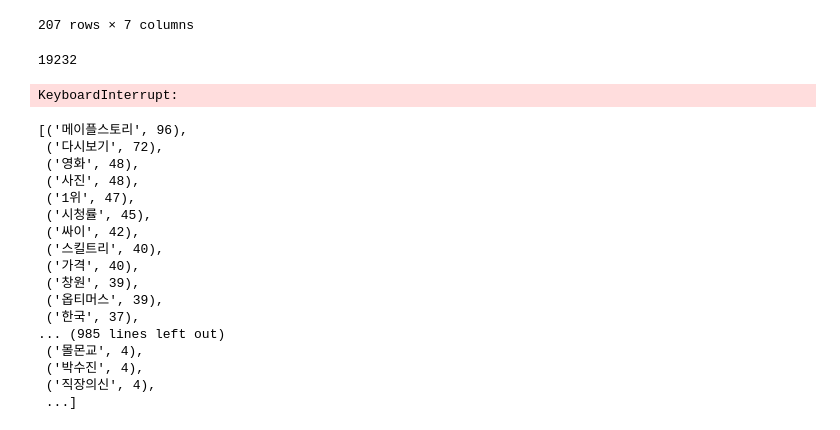
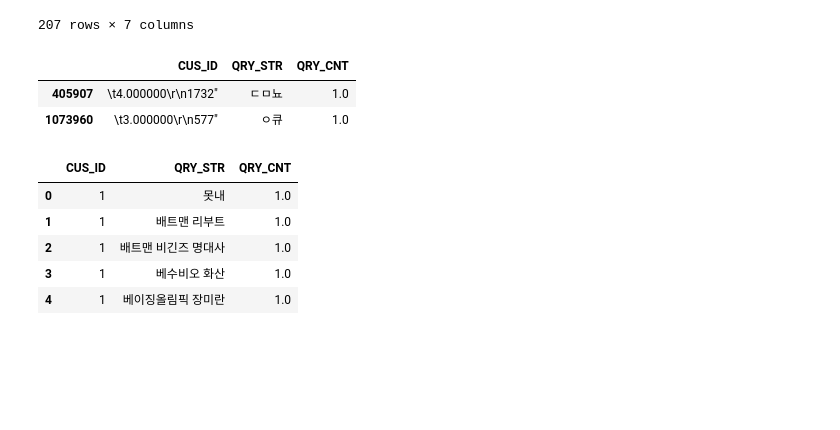
Before and after one commit to deokju12/-, a Jupyter notebook: 첫번째시도.ipynb, the cells around one changed output. Drawn from its saved outputs; the diff is of its cells as text; code cells hidden in the pictures; blank space fills up the shorter version.

```diff
--- a/첫번째시도.ipynb
+++ b/첫번째시도.ipynb
@@ -6,6 +6,8 @@ import matplotlib.pyplot as plt
 import numpy as np
 import matplotlib as plt
 plt.rc('font', family='Malgun Gothic')
+pd.set_option('display.max_columns',100) # 칼럼개수 늘리기
+pd.set_option('display.max_rows',50) # 칼럼개수 늘리기
 # %%
 # 파일 읽기
 sample =pd.read_csv("sample_submission.csv",encoding='cp949') #제출용
@@ -25,0 +29,3 @@ train_click = train_click.dropna()
+# %%
+train_search = pd.read_csv("train_searchkeywords.tab",encoding='cp949',sep = '\t')
+train_search['QRY_CNT'][train_search['QRY_CNT'].isna()] # train_search['QRY_CNT'] null값
@@ -26,7 +36,7 @@ train_click = train_click.dropna()
 # %%
 #---------------------필요한가?---------------------------------
 train_click = pd.merge(train_click,profile) # train_click + profile
-#train_search = pd.merge(train_search,profile) # train_search + profile
+train_search = pd.merge(train_search,profile) # train_search + profile
 del train_click['SITE'] #SITE 변수 삭제
 #click = pd.merge(train_click,test_click)  # clicks 통합
 #search = pd.merge(train_search, test_search) # search 통합
@@ -240,38 +253,28 @@ prob_group
 | 화학 | 0.045326 | 0.045326 | 0.022663 | 0.039660 | 0.529745 | 0.317280 | 353 |
 | 환경 | 0.048544 | 0.082524 | 0.257282 | 0.058252 | 0.140777 | 0.412621 | 206 |
 207 rows × 7 columns
-# %%
-# 단어 분리 개수 세기
-M40o = {}
-for i in range(len(train_search.query('GROUP=="M40+"').QRY_STR)):
-    words = train_search.query('GROUP=="M40+"').QRY_STR.iloc[i]
-    for word in words.split(' '):
-        try:
-            M40o[word] += 1
-        except:
-            M40o[word] = 1
-    print(i,end='\r')
-# %% [output]
-19232
-KeyboardInterrupt:
-# %%
-# 위에서 만든 사전 values로 정렬
-sorted(M40o.items(), key=lambda x: x[1], reverse=True)
-# %% [output]
-[('메이플스토리', 96),
- ('다시보기', 72),
- ('영화', 48),
- ('사진', 48),
- ('1위', 47),
- ('시청률', 45),
- ('싸이', 42),
- ('스킬트리', 40),
- ('가격', 40),
- ('창원', 39),
- ('옵티머스', 39),
- ('한국', 37),
-... (985 lines left out)
- ('몰몬교', 4),
- ('박수진', 4),
- ('직장의신', 4),
- ...]
+# %%
+train_search.iloc[[405907,1073960],:] #더러운데이터 두개
+# %% [output]
+|  | CUS_ID | QRY_STR | QRY_CNT |
+| 405907 | \t4.000000\r\n1732" | ㄷㅁ뇨 | 1.0 |
+| 1073960 | \t3.000000\r\n577" | ㅇ큐 | 1.0 |
+# %%
+# 더러운 값 찾아내기
+def check(x):
+    try:
+        return int(x)
+    except:
+        return "X"
+
+train_search['CUS_ID'] = train_search['CUS_ID'].apply(lambda x: check(x))
+train_search=train_search.query('CUS_ID != "X"')
+# %%
+train_search.head()
+# %% [output]
+|  | CUS_ID | QRY_STR | QRY_CNT |
+| 0 | 1 | 못내 | 1.0 |
+| 1 | 1 | 배트맨 리부트 | 1.0 |
+| 2 | 1 | 배트맨 비긴즈 명대사 | 1.0 |
+| 3 | 1 | 베수비오 화산 | 1.0 |
+| 4 | 1 | 베이징올림픽 장미란 | 1.0 |
```
Also changed, not shown: parts of 10 cells of this notebook.
